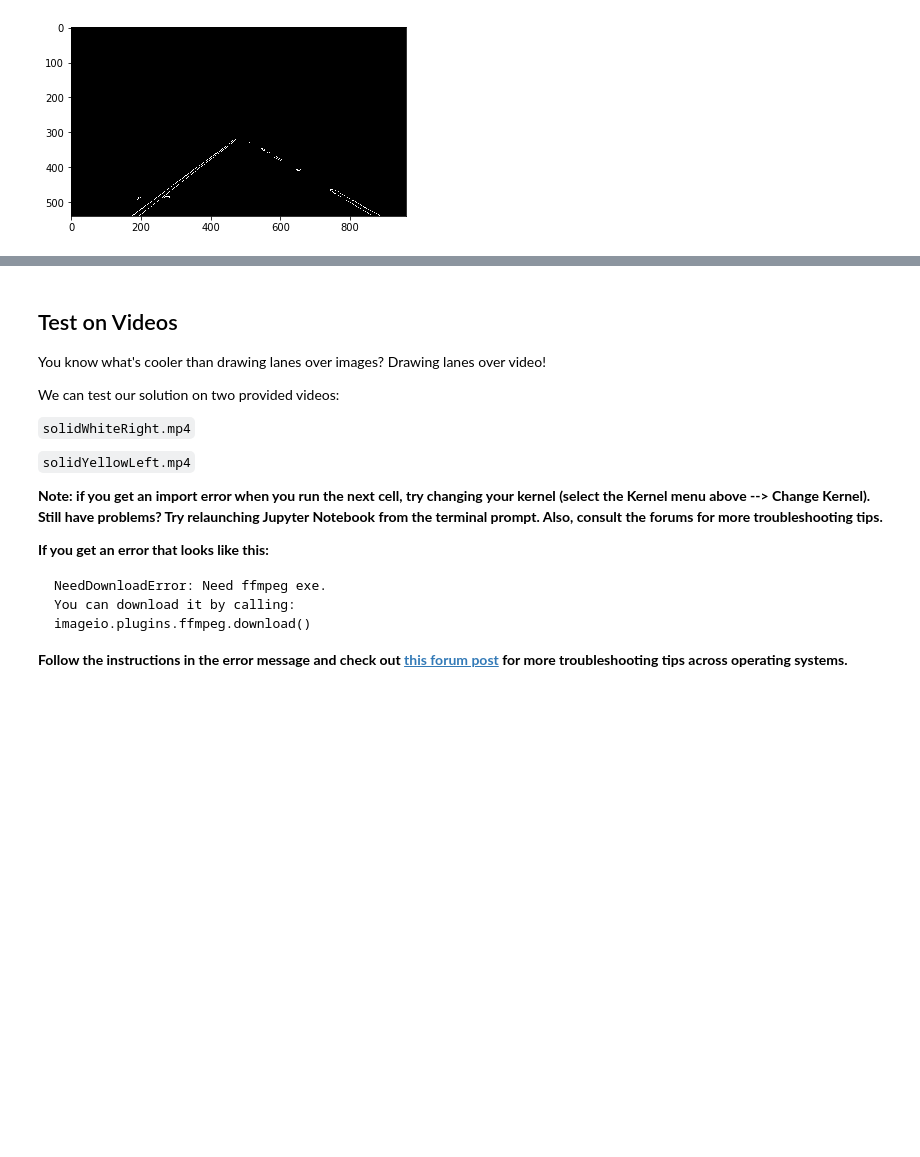
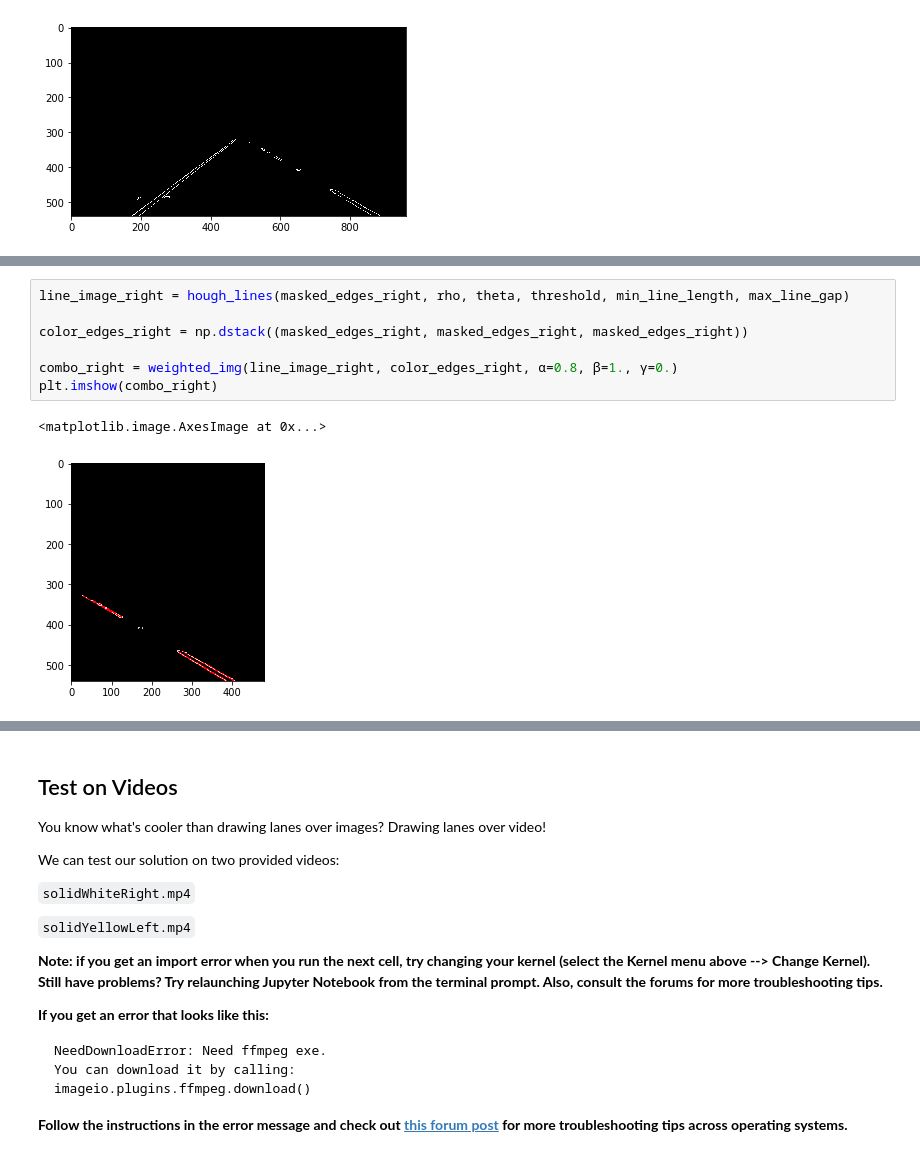
Before and after one commit to hammcin/CarND-LaneLines-P1, a Jupyter notebook: P1.ipynb, the cells around one changed output, grey strips where cells are left out. Cells and saved outputs as stored; diff of their text form; blank space fills up the shorter version.

```diff
--- a/P1.ipynb
+++ b/P1.ipynb
@@ -249,0 +282,10 @@ plt.imshow(masked_edges, cmap='Greys_r')
+# %%
+line_image_right = hough_lines(masked_edges_right, rho, theta, threshold, min_line_length, max_line_gap)
+
+color_edges_right = np.dstack((masked_edges_right, masked_edges_right, masked_edges_right))
+
+combo_right = weighted_img(line_image_right, color_edges_right, α=0.8, β=1., γ=0.)
+plt.imshow(combo_right)
+# %% [output]
+<matplotlib.image.AxesImage at 0x...>
+[figure, added]
```
Also changed, not shown: parts of 7 cells of this notebook.
